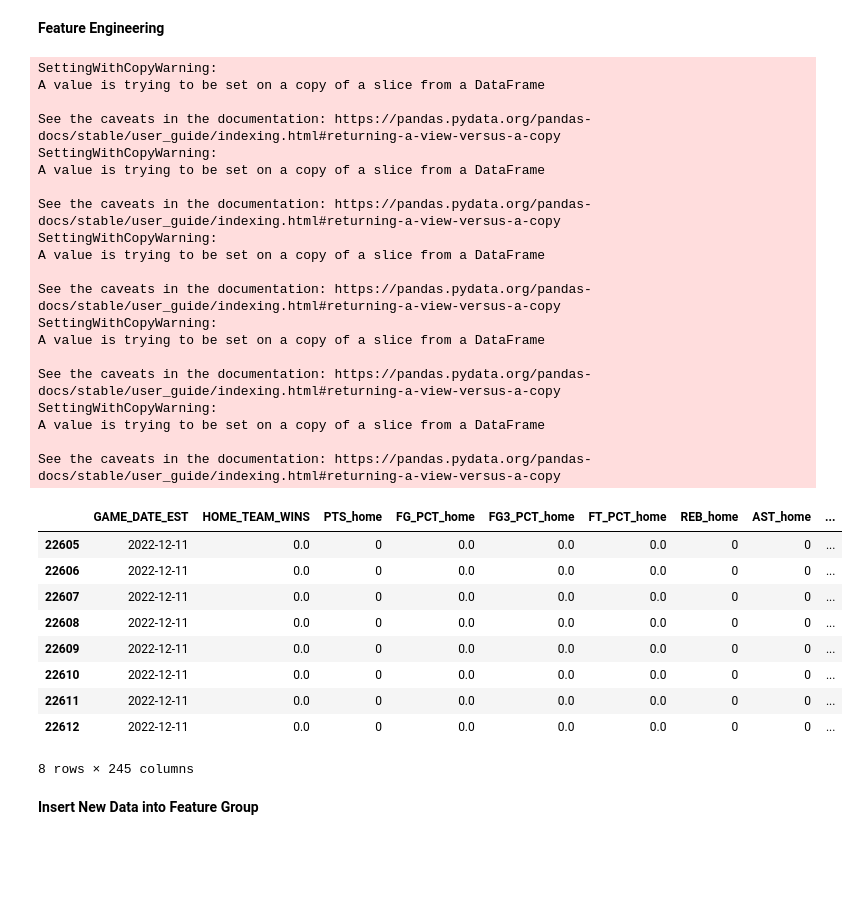
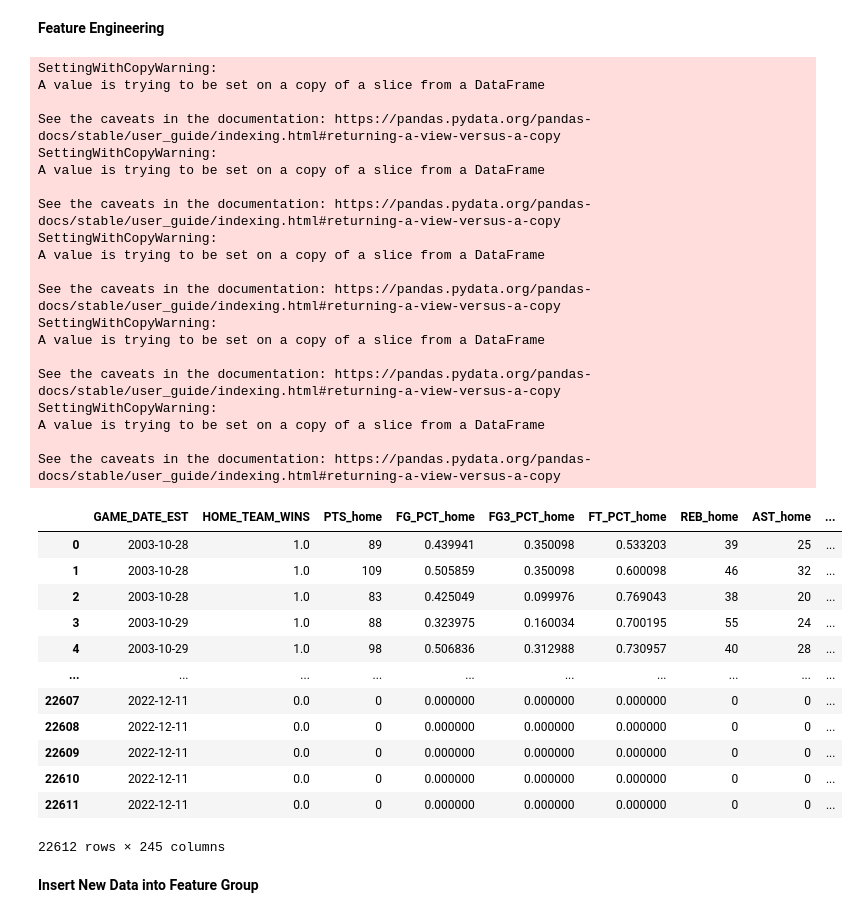
Before and after one commit to cmunch1/nba-prediction, a Jupyter notebook: 09_production_features_pipeline.ipynb, the cells around one changed output. Drawn from its saved outputs; the diff is of its cells as text; code cells hidden in the pictures; blank space fills up the shorter version.

```diff
--- a/09_production_features_pipeline.ipynb
+++ b/09_production_features_pipeline.ipynb
@@ -310,43 +334,46 @@ df_combined[df_combined['GAME_ID'] < 20000100]
 # %%
 # Feature engineering to add:
     # rolling averages of key stats,
     # win/lose streaks,
     # home/away streaks,
     # specific matchup (team X vs team Y) rolling averages and streaks
 
 df_combined = process_features(df_combined)
-df_combined[df_combined['GAME_ID'] < 20000100]
+df_combined
 # %% [output]
 SettingWithCopyWarning:
 A value is trying to be set on a copy of a slice from a DataFrame
 
 See the caveats in the documentation: https://pandas.pydata.org/pandas-docs/stable/user_guide/indexing.html#returning-a-view-versus-a-copy
 SettingWithCopyWarning:
 A value is trying to be set on a copy of a slice from a DataFrame
 
 See the caveats in the documentation: https://pandas.pydata.org/pandas-docs/stable/user_guide/indexing.html#returning-a-view-versus-a-copy
 SettingWithCopyWarning:
 A value is trying to be set on a copy of a slice from a DataFrame
 
 See the caveats in the documentation: https://pandas.pydata.org/pandas-docs/stable/user_guide/indexing.html#returning-a-view-versus-a-copy
 SettingWithCopyWarning:
 A value is trying to be set on a copy of a slice from a DataFrame
 
 See the caveats in the documentation: https://pandas.pydata.org/pandas-docs/stable/user_guide/indexing.html#returning-a-view-versus-a-copy
 SettingWithCopyWarning:
 A value is trying to be set on a copy of a slice from a DataFrame
 
 See the caveats in the documentation: https://pandas.pydata.org/pandas-docs/stable/user_guide/indexing.html#returning-a-view-versus-a-copy
 |  | GAME_DATE_EST | HOME_TEAM_WINS | PTS_home | FG_PCT_home | FG3_PCT_home | FT_PCT_home | REB_home | AST_home | ... |
-| 22605 | 2022-12-11 | 0.0 | 0 | 0.0 | 0.0 | 0.0 | 0 | 0 | ... |
-| 22606 | 2022-12-11 | 0.0 | 0 | 0.0 | 0.0 | 0.0 | 0 | 0 | ... |
-| 22607 | 2022-12-11 | 0.0 | 0 | 0.0 | 0.0 | 0.0 | 0 | 0 | ... |
-| 22608 | 2022-12-11 | 0.0 | 0 | 0.0 | 0.0 | 0.0 | 0 | 0 | ... |
-| 22609 | 2022-12-11 | 0.0 | 0 | 0.0 | 0.0 | 0.0 | 0 | 0 | ... |
-| 22610 | 2022-12-11 | 0.0 | 0 | 0.0 | 0.0 | 0.0 | 0 | 0 | ... |
-| 22611 | 2022-12-11 | 0.0 | 0 | 0.0 | 0.0 | 0.0 | 0 | 0 | ... |
-| 22612 | 2022-12-11 | 0.0 | 0 | 0.0 | 0.0 | 0.0 | 0 | 0 | ... |
+| 0 | 2003-10-28 | 1.0 | 89 | 0.439941 | 0.350098 | 0.533203 | 39 | 25 | ... |
+| 1 | 2003-10-28 | 1.0 | 109 | 0.505859 | 0.350098 | 0.600098 | 46 | 32 | ... |
+| 2 | 2003-10-28 | 1.0 | 83 | 0.425049 | 0.099976 | 0.769043 | 38 | 20 | ... |
+| 3 | 2003-10-29 | 1.0 | 88 | 0.323975 | 0.160034 | 0.700195 | 55 | 24 | ... |
+| 4 | 2003-10-29 | 1.0 | 98 | 0.506836 | 0.312988 | 0.730957 | 40 | 28 | ... |
+| ... | ... | ... | ... | ... | ... | ... | ... | ... | ... |
+| 22607 | 2022-12-11 | 0.0 | 0 | 0.000000 | 0.000000 | 0.000000 | 0 | 0 | ... |
+| 22608 | 2022-12-11 | 0.0 | 0 | 0.000000 | 0.000000 | 0.000000 | 0 | 0 | ... |
+| 22609 | 2022-12-11 | 0.0 | 0 | 0.000000 | 0.000000 | 0.000000 | 0 | 0 | ... |
+| 22610 | 2022-12-11 | 0.0 | 0 | 0.000000 | 0.000000 | 0.000000 | 0 | 0 | ... |
+| 22611 | 2022-12-11 | 0.0 | 0 | 0.000000 | 0.000000 | 0.000000 | 0 | 0 | ... |
-8 rows × 245 columns
+22612 rows × 245 columns
 # %% [markdown]
 **Insert New Data into Feature Group**
 # %%
```
Also changed, not shown: parts of 10 cells of this notebook.
